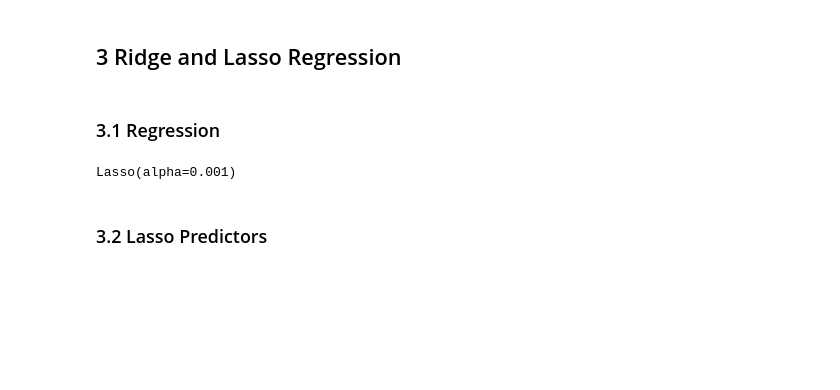
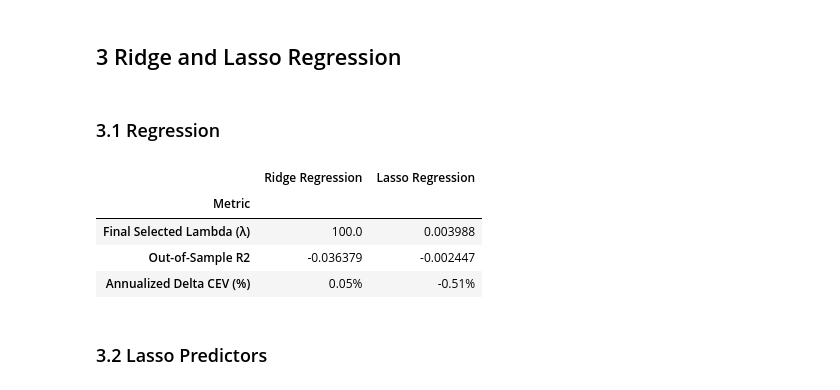
Before and after one commit to yangke34/RSM338-Assignment-3, a Jupyter notebook: RSM338_HW3.ipynb, the cells around one changed output. Cells and saved outputs as stored; diff of their text form; code cells hidden in the pictures; blank space fills up the shorter version.

```diff
--- a/RSM338_HW3.ipynb
+++ b/RSM338_HW3.ipynb
@@ -393,26 +398,3 @@ The multivariate regression does well in the in-sample evaluation with an R-squa
 ## 3 Ridge and Lasso Regression
 # %% [markdown]
 ### 3.1 Regression
-# %%
-from sklearn.linear_model import Ridge, Lasso
-from sklearn.preprocessing import StandardScaler
-
-# Use the 'train' DataFrame
-
-# Split into y and X from the same source
-y_tr = train['ExRet']
-X_tr = train[multi_predictors]
-
-# Standardize the data
-scaler = StandardScaler()
-X_tr_scaled = scaler.fit_transform(X_tr)
-
-# Fit Ridge
-ridge_model = Ridge(alpha=1.0)
-ridge_model.fit(X_tr_scaled, y_tr) # These will now both be length 1175
-
-# Fit Lasso
-lasso_model = Lasso(alpha=0.001)
-lasso_model.fit(X_tr_scaled, y_tr)
-# %% [output]
-Lasso(alpha=0.001)
@@ -419,3 +469,45 @@ Lasso(alpha=0.001)
+# %%
+# Final R2 calculation
+ridge_r2 = 1 - (ridge_oos_results['sq_err'] / bench_sq_err)
+lasso_r2 = 1 - (lasso_oos_results['sq_err'] / bench_sq_err)
+
+# Final CEV calculation function
+def get_cev(rets, gamma=2.5):
+    return np.mean(rets) - (gamma / 2) * np.var(rets, ddof=1)
+
+ce_bench = get_cev(bench_port_rets)
+ridge_delta_cev = (get_cev(ridge_oos_results['port_rets']) - ce_bench) * 12 * 100
+lasso_delta_cev = (get_cev(lasso_oos_results['port_rets']) - ce_bench) * 12 * 100
+
+# Create summary table
+ridge_lasso_summary = {
+    'Metric': [
+        'Final Selected Lambda (λ)',
+        'Out-of-Sample R2',
+        'Annualized Delta CEV (%)'
+    ],
+    'Ridge Regression': [
+        f"{final_ridge_lambda}",
+        f"{ridge_r2:.6f}",
+        f"{ridge_delta_cev:.2f}%"
+    ],
+    'Lasso Regression': [
+        f"{final_lasso_lambda:.6f}",
+        f"{lasso_r2:.6f}",
+        f"{lasso_delta_cev:.2f}%"
+    ]
+}
+
+problem_2a_df = pd.DataFrame(ridge_lasso_summary).set_index('Metric')
+
+# Display the final table
+problem_2a_df
+# %% [output]
+|  | Ridge Regression | Lasso Regression |
+| Metric |  |  |
+| Final Selected Lambda (λ) | 100.0 | 0.003988 |
+| Out-of-Sample R2 | -0.036379 | -0.002447 |
+| Annualized Delta CEV (%) | 0.05% | -0.51% |
 # %% [markdown]
 ### 3.2 Lasso Predictors
 # %% [markdown]
```
Also changed, not shown: parts of 3 cells of this notebook.
